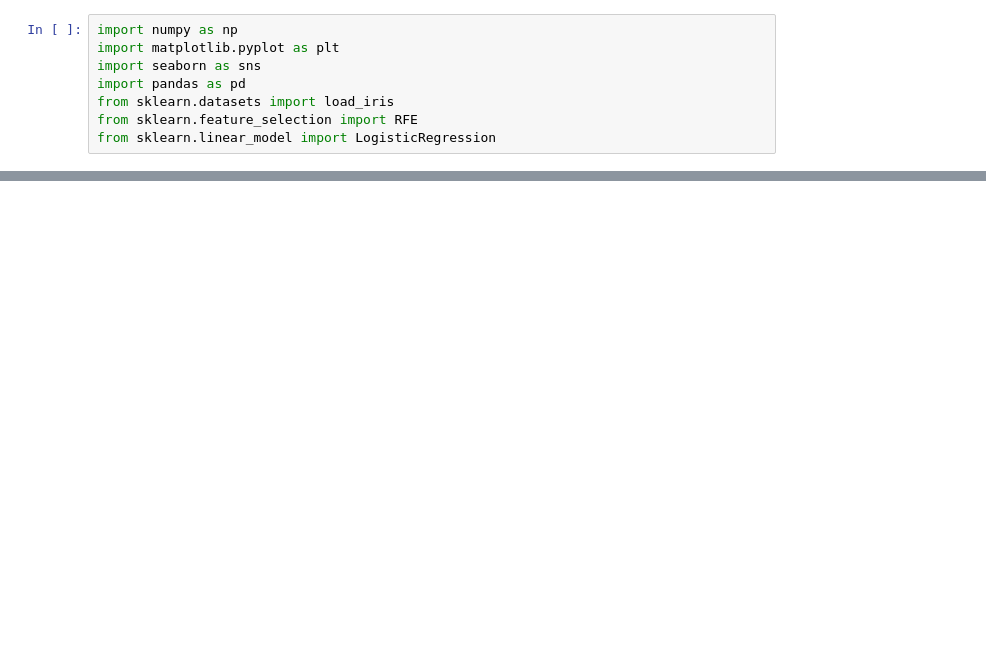
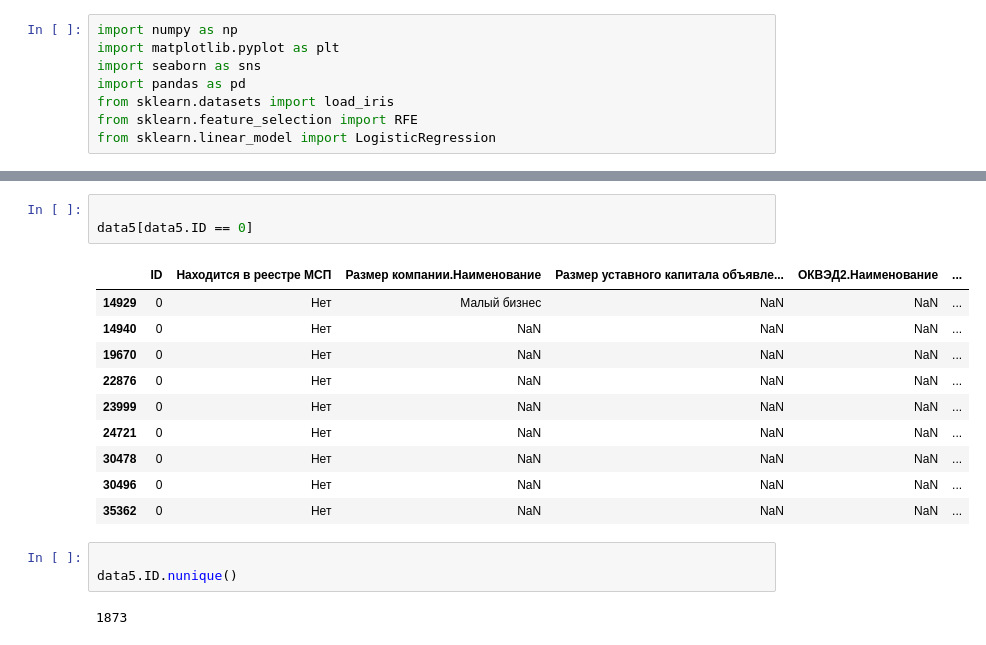
Before and after one commit to DIMFLIX-Hackathons/ClientGuardian, a Jupyter notebook: src/ClientGuardian/RZD.ipynb, the cells around one changed output, grey strips where cells are left out. Saved outputs shown, nothing was run; the diff lists cells and outputs as text; blank space fills up the shorter version.

```diff
--- a/src/ClientGuardian/RZD.ipynb
+++ b/src/ClientGuardian/RZD.ipynb
@@ -59,0 +41,19 @@ df
+# %%
+
+data5[data5.ID == 0]
+# %% [output]
+|  | ID | Находится в реестре МСП | Размер компании.Наименование | Размер уставного капитала объявле... | ОКВЭД2.Наименование | ... |
+| 14929 | 0 | Нет | Малый бизнес | NaN | NaN | ... |
+| 14940 | 0 | Нет | NaN | NaN | NaN | ... |
+| 19670 | 0 | Нет | NaN | NaN | NaN | ... |
+| 22876 | 0 | Нет | NaN | NaN | NaN | ... |
+| 23999 | 0 | Нет | NaN | NaN | NaN | ... |
+| 24721 | 0 | Нет | NaN | NaN | NaN | ... |
+| 30478 | 0 | Нет | NaN | NaN | NaN | ... |
+| 30496 | 0 | Нет | NaN | NaN | NaN | ... |
+| 35362 | 0 | Нет | NaN | NaN | NaN | ... |
+# %%
+
+data5.ID.nunique()
+# %% [output]
+1873
```
Also changed, not shown: parts of 9 cells of this notebook.
